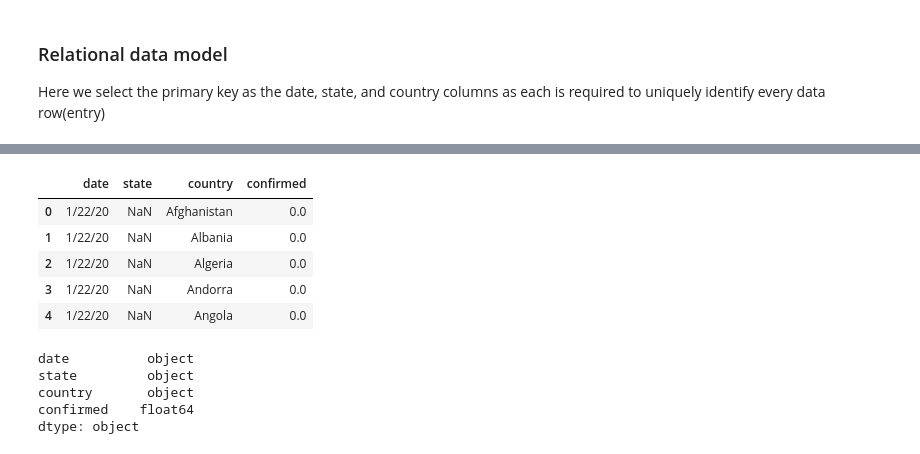
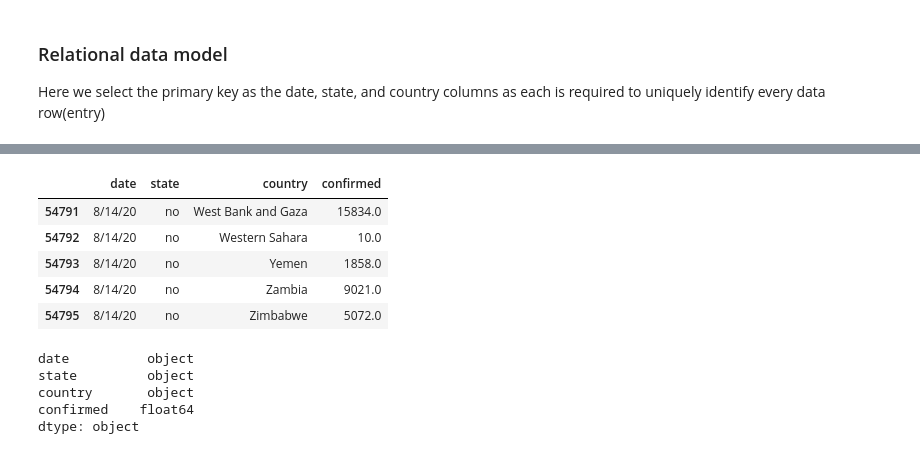
Before and after one commit to Faaizz/codiv_19_analysis, a Jupyter notebook: notebooks/Data_Preparation.ipynb, the cells around one changed output, grey strips where cells are left out. Saved outputs shown, nothing was run; the diff lists cells and outputs as text; code cells hidden in the pictures.

```diff
--- a/notebooks/Data_Preparation.ipynb
+++ b/notebooks/Data_Preparation.ipynb
@@ -109,9 +122,11 @@ pd_raw.head()
 # %%
 # Create DataFrame
-rel_fr= pd.DataFrame(pd_raw)
+pd_base= pd.DataFrame(pd_raw)
 
 # Discard Lat and Long columns
-rel_fr= rel_fr.drop(["Lat", "Long"], axis=1)
+pd_base= pd_base.drop(["Lat", "Long"], axis=1)
+
+pd_base= pd_base.fillna('no')
 
 # Rename columns for convienence
-rel_fr= rel_fr.rename(columns={"Province/State": "state", "Country/Region": "country"})
+pd_base= pd_base.rename(columns={"Province/State": "state", "Country/Region": "country"})
@@ -118,5 +139,5 @@ rel_fr= rel_fr.rename(columns={"Province/State": "state", "Country/Region": "cou
 # %%
 # Index data by (state, country)
-rel_fr= rel_fr.set_index(["state", "country"])
-rel_fr.head()
+pd_base= pd_base.set_index(["state", "country"]).T
+pd_base.tail()
 # %% [output]
@@ -144,5 +152,5 @@ rel_fr.head()
 # %%
 # Stack the data by dates
-rel_fr= rel_fr.stack(["state", "country"])
-rel_fr.head(15)
+rel_fr= pd_base.stack(["state", "country"]).reset_index()
+rel_fr.tail()
 # %% [output]
@@ -166,3 +162,0 @@ dtype: float64
-# %%
-# Reset indices
-rel_fr= rel_fr.reset_index()
@@ -169,15 +179,15 @@ rel_fr= rel_fr.reset_index()
 # %%
 # Set new column names
 rel_fr= rel_fr.rename(columns={"level_0": "date", 0:"confirmed"})
 
-rel_fr.head()
+rel_fr.tail()
 # %% [output]
 |  | date | state | country | confirmed |
-| 0 | 1/22/20 | NaN | Afghanistan | 0.0 |
-| 1 | 1/22/20 | NaN | Albania | 0.0 |
-| 2 | 1/22/20 | NaN | Algeria | 0.0 |
-| 3 | 1/22/20 | NaN | Andorra | 0.0 |
-| 4 | 1/22/20 | NaN | Angola | 0.0 |
+| 54791 | 8/14/20 | no | West Bank and Gaza | 15834.0 |
+| 54792 | 8/14/20 | no | Western Sahara | 10.0 |
+| 54793 | 8/14/20 | no | Yemen | 1858.0 |
+| 54794 | 8/14/20 | no | Zambia | 9021.0 |
+| 54795 | 8/14/20 | no | Zimbabwe | 5072.0 |
 # %%
 # View datatypes
 rel_fr.dtypes
```
Also changed, not shown: parts of 10 cells of this notebook, 6 other files.
